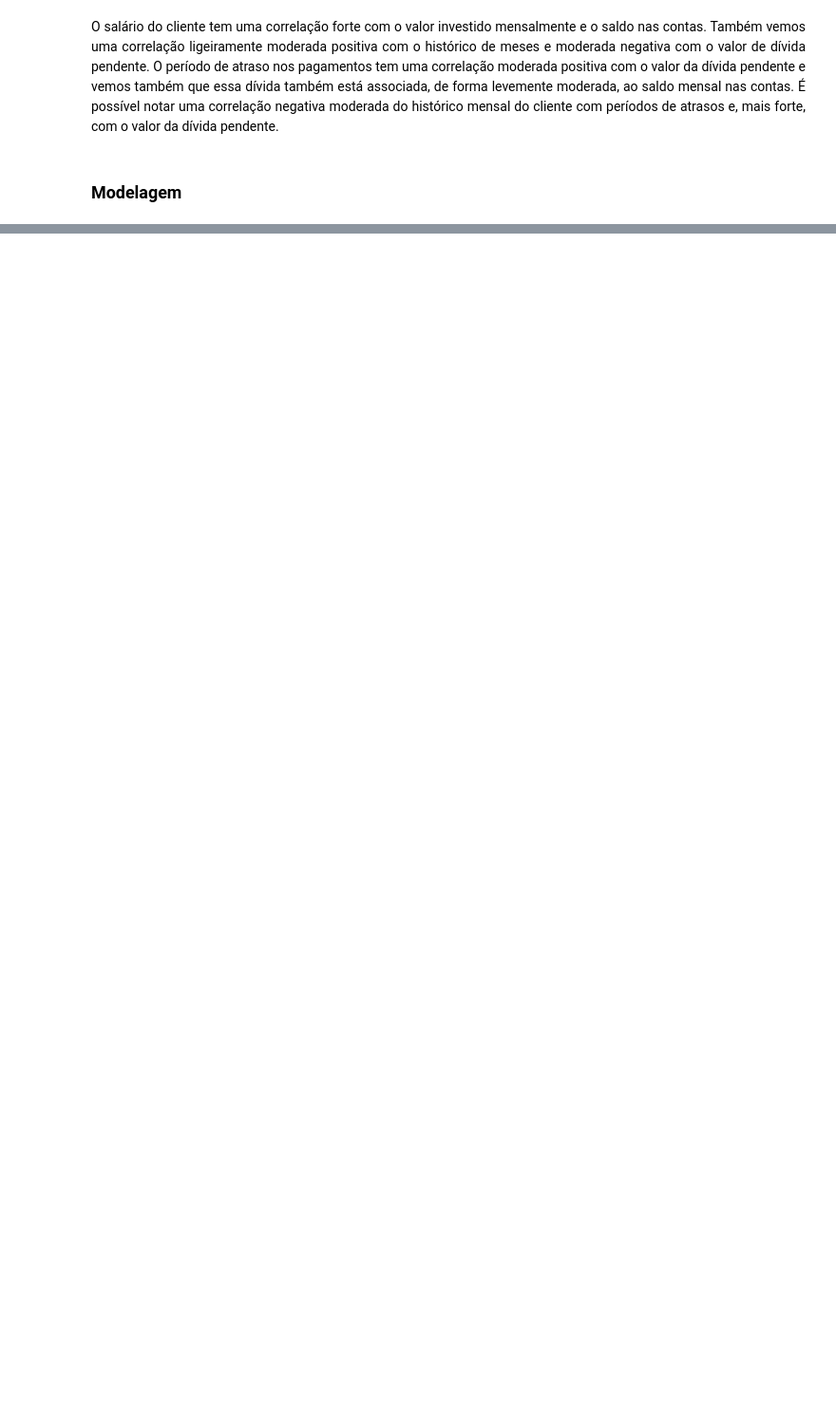
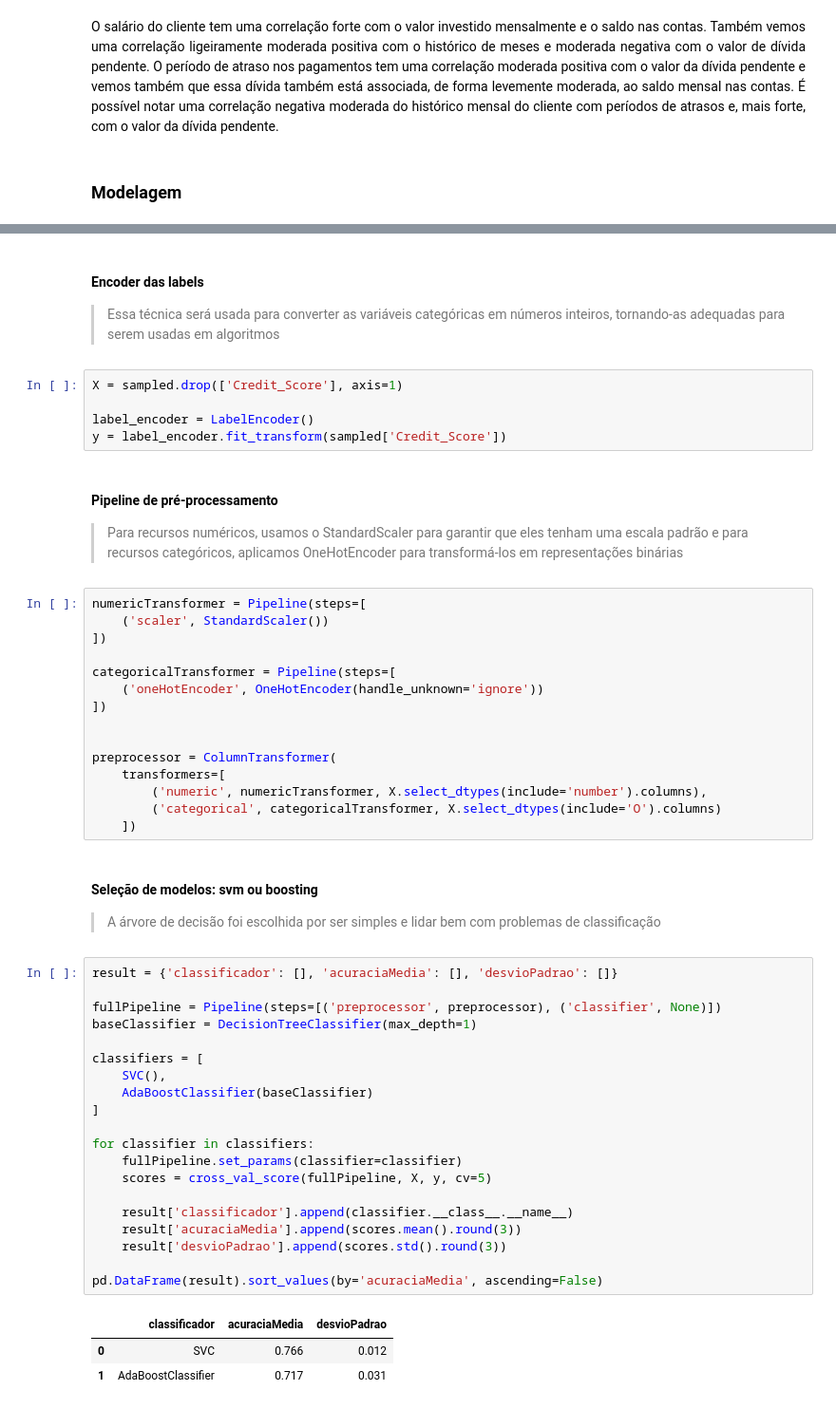
Before and after one commit to LilianeAquino/projeto_ml_II_santander_coders, a Jupyter notebook: trabalho_ada_ML.ipynb, the cells around one changed output, grey strips where cells are left out. Shown at 95% size. Drawn from its saved outputs; the diff is of its cells as text; blank space fills up the shorter version.

```diff
--- a/trabalho_ada_ML.ipynb
+++ b/trabalho_ada_ML.ipynb
@@ -460,0 +481,56 @@ df.corr()
+# %% [markdown]
+#### Encoder das labels
+
+> Essa técnica será usada para converter as variáveis categóricas em números inteiros, tornando-as adequadas para serem usadas em algoritmos
+# %%
+X = sampled.drop(['Credit_Score'], axis=1)
+
+label_encoder = LabelEncoder()
+y = label_encoder.fit_transform(sampled['Credit_Score'])
+# %% [markdown]
+#### Pipeline de pré-processamento
+
+> Para recursos numéricos, usamos o StandardScaler para garantir que eles tenham uma escala padrão e para recursos categóricos, aplicamos OneHotEncoder para transformá-los em representações binárias
+# %%
+numericTransformer = Pipeline(steps=[
+    ('scaler', StandardScaler())
+])
+
+categoricalTransformer = Pipeline(steps=[
+    ('oneHotEncoder', OneHotEncoder(handle_unknown='ignore'))
+])
+
+
+preprocessor = ColumnTransformer(
+    transformers=[
+        ('numeric', numericTransformer, X.select_dtypes(include='number').columns),
+        ('categorical', categoricalTransformer, X.select_dtypes(include='O').columns)
+    ])
+# %% [markdown]
+#### Seleção de modelos: svm ou boosting
+
+> A árvore de decisão foi escolhida por ser simples e lidar bem com problemas de classificação
+# %%
+result = {'classificador': [], 'acuraciaMedia': [], 'desvioPadrao': []}
+
+fullPipeline = Pipeline(steps=[('preprocessor', preprocessor), ('classifier', None)])
+baseClassifier = DecisionTreeClassifier(max_depth=1)
+
+classifiers = [
+    SVC(),
+    AdaBoostClassifier(baseClassifier)
+]
+
+for classifier in classifiers:
+    fullPipeline.set_params(classifier=classifier)
+    scores = cross_val_score(fullPipeline, X, y, cv=5)
+
+    result['classificador'].append(classifier.__class__.__name__)
+    result['acuraciaMedia'].append(scores.mean().round(3))
+    result['desvioPadrao'].append(scores.std().round(3))
+
+pd.DataFrame(result).sort_values(by='acuraciaMedia', ascending=False)
+# %% [output]
+|  | classificador | acuraciaMedia | desvioPadrao |
+| 0 | SVC | 0.766 | 0.012 |
+| 1 | AdaBoostClassifier | 0.717 | 0.031 |
```
Also changed, not shown: parts of 32 cells of this notebook.
